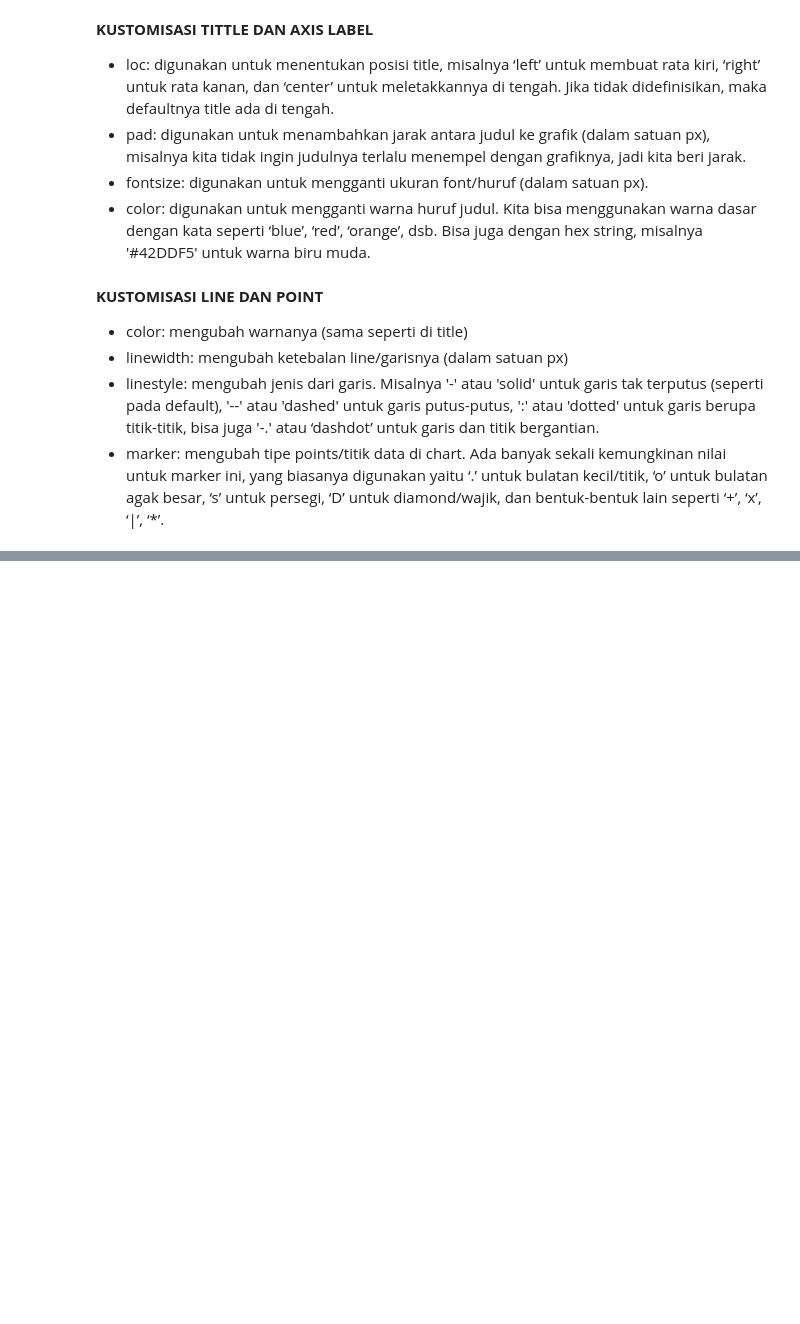
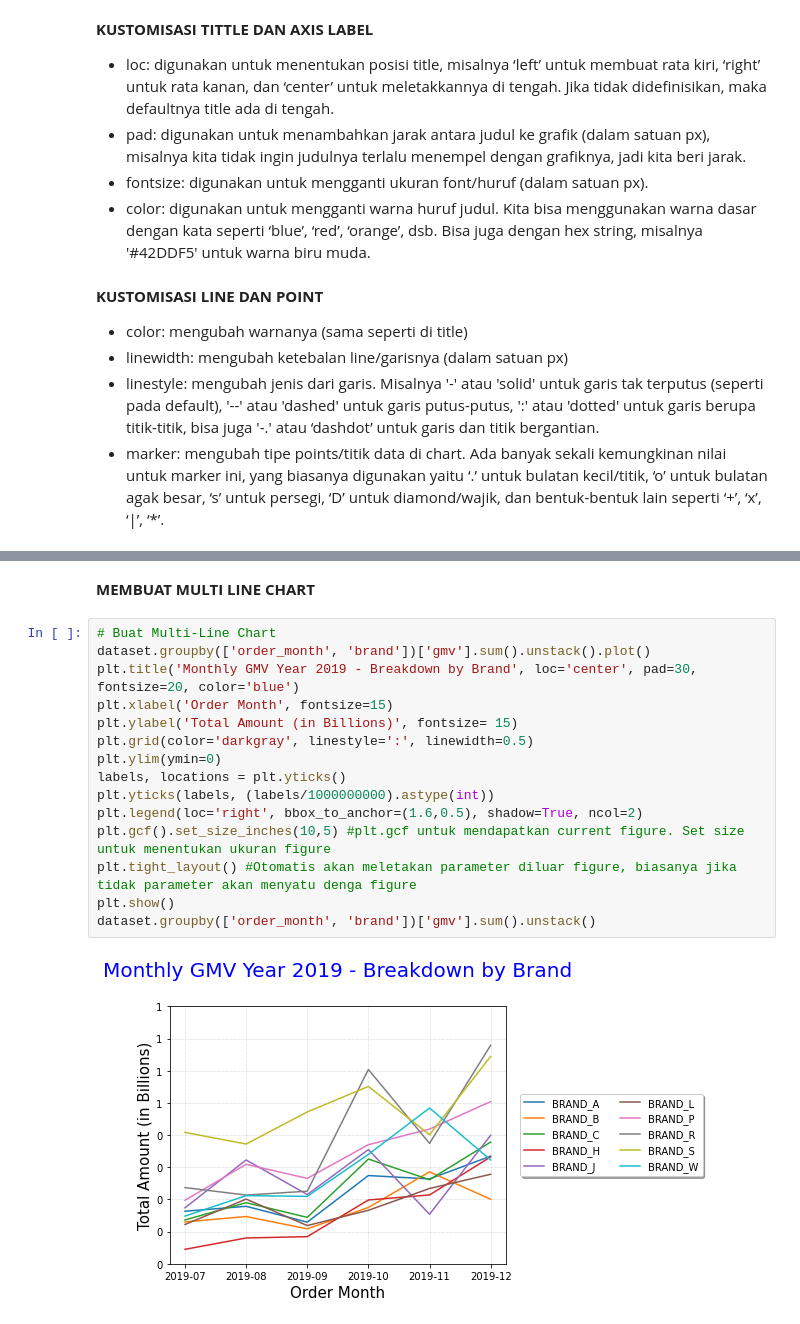
Before and after one commit to mrezaadi/DQLAB-Note, a Jupyter notebook: Google Colab/DQLAB_Data_Visualization.ipynb, the cells around one changed output, grey strips where cells are left out. Saved outputs shown, nothing was run; the diff lists cells and outputs as text; blank space fills up the shorter version.

```diff
--- a/Google Colab/DQLAB_Data_Visualization.ipynb
+++ b/Google Colab/DQLAB_Data_Visualization.ipynb
@@ -169,0 +228,19 @@ plt.show()
+# %% [markdown]
+**MEMBUAT MULTI LINE CHART**
+# %%
+# Buat Multi-Line Chart
+dataset.groupby(['order_month', 'brand'])['gmv'].sum().unstack().plot()
+plt.title('Monthly GMV Year 2019 - Breakdown by Brand', loc='center', pad=30, fontsize=20, color='blue')
+plt.xlabel('Order Month', fontsize=15)
+plt.ylabel('Total Amount (in Billions)', fontsize= 15)
+plt.grid(color='darkgray', linestyle=':', linewidth=0.5)
+plt.ylim(ymin=0)
+labels, locations = plt.yticks()
+plt.yticks(labels, (labels/1000000000).astype(int))
+plt.legend(loc='right', bbox_to_anchor=(1.6,0.5), shadow=True, ncol=2)
+plt.gcf().set_size_inches(10,5) #plt.gcf untuk mendapatkan current figure. Set size untuk menentukan ukuran figure
+plt.tight_layout() #Otomatis akan meletakan parameter diluar figure, biasanya jika tidak parameter akan menyatu denga figure
+plt.show()
+dataset.groupby(['order_month', 'brand'])['gmv'].sum().unstack()
+# %% [output]
+[figure, added]
```
Also changed, not shown: parts of 36 cells of this notebook.
